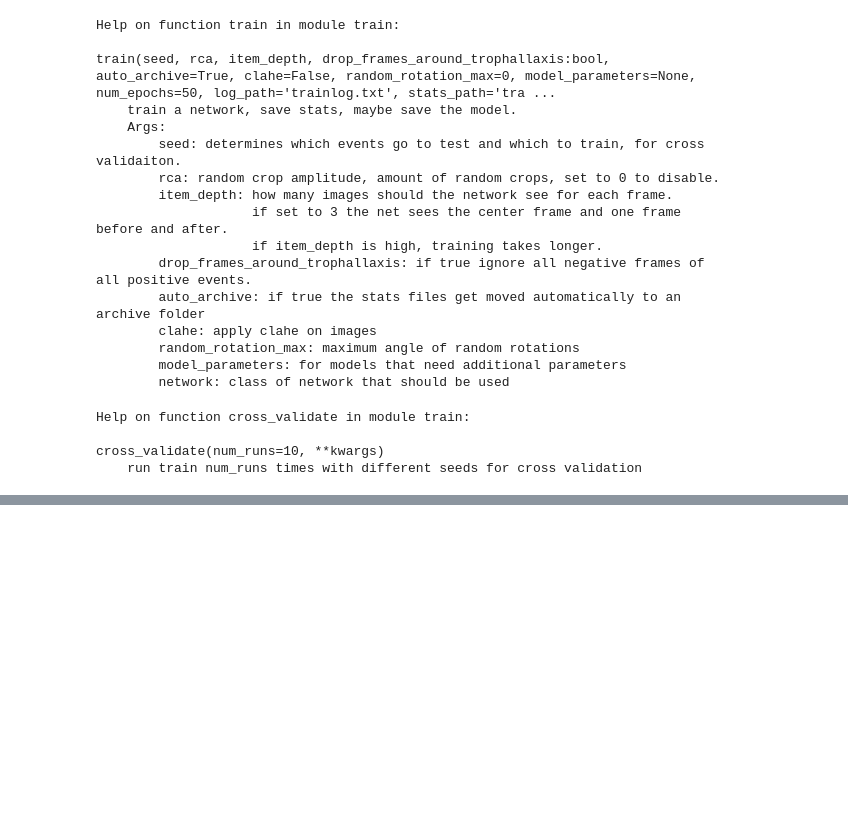
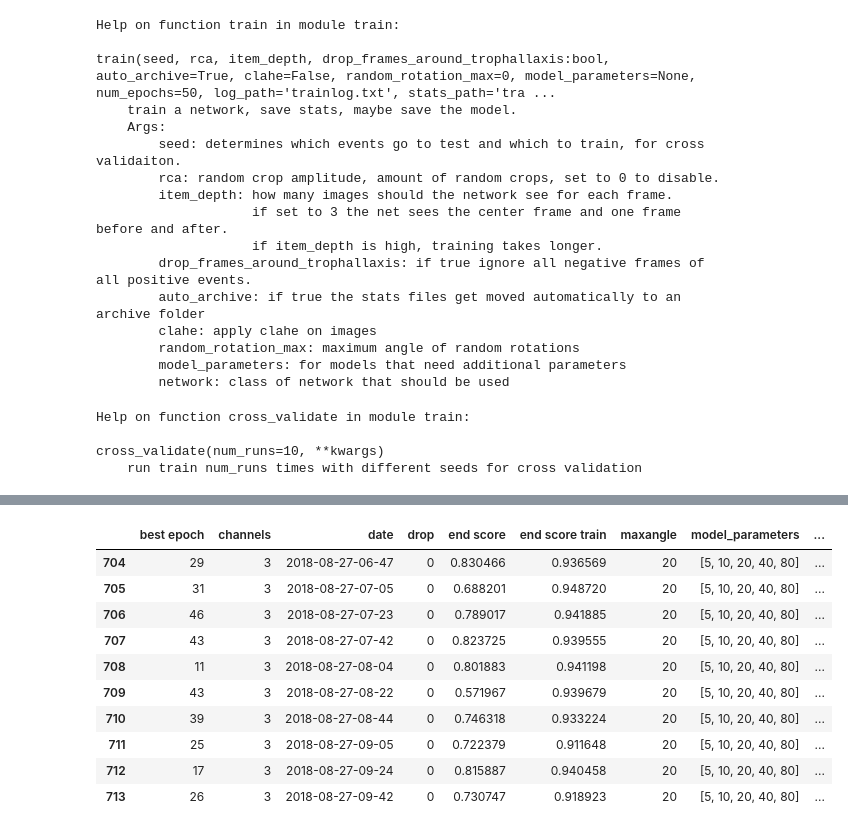
Before and after one commit to BioroboticsLab/bb_txdetect, a Jupyter notebook: how_to.ipynb, the cells around one changed output, grey strips where cells are left out. Saved outputs shown, nothing was run; the diff lists cells and outputs as text; code cells hidden in the pictures; blank space fills up the shorter version.

```diff
--- a/how_to.ipynb
+++ b/how_to.ipynb
@@ -96,0 +102,16 @@ cross_validate(num_runs=10, **kwargs)
+# %%
+import results
+df = results.get_dataframe()
+display(df[df["date"] > "2018-08-27"])
+# %% [output]
+|  | best epoch | channels | date | drop | end score | end score train | maxangle | model_parameters | ... |
+| 704 | 29 | 3 | 2018-08-27-06-47 | 0 | 0.830466 | 0.936569 | 20 | [5, 10, 20, 40, 80] | ... |
+| 705 | 31 | 3 | 2018-08-27-07-05 | 0 | 0.688201 | 0.948720 | 20 | [5, 10, 20, 40, 80] | ... |
+| 706 | 46 | 3 | 2018-08-27-07-23 | 0 | 0.789017 | 0.941885 | 20 | [5, 10, 20, 40, 80] | ... |
+| 707 | 43 | 3 | 2018-08-27-07-42 | 0 | 0.823725 | 0.939555 | 20 | [5, 10, 20, 40, 80] | ... |
+| 708 | 11 | 3 | 2018-08-27-08-04 | 0 | 0.801883 | 0.941198 | 20 | [5, 10, 20, 40, 80] | ... |
+| 709 | 43 | 3 | 2018-08-27-08-22 | 0 | 0.571967 | 0.939679 | 20 | [5, 10, 20, 40, 80] | ... |
+| 710 | 39 | 3 | 2018-08-27-08-44 | 0 | 0.746318 | 0.933224 | 20 | [5, 10, 20, 40, 80] | ... |
+| 711 | 25 | 3 | 2018-08-27-09-05 | 0 | 0.722379 | 0.911648 | 20 | [5, 10, 20, 40, 80] | ... |
+| 712 | 17 | 3 | 2018-08-27-09-24 | 0 | 0.815887 | 0.940458 | 20 | [5, 10, 20, 40, 80] | ... |
+| 713 | 26 | 3 | 2018-08-27-09-42 | 0 | 0.730747 | 0.918923 | 20 | [5, 10, 20, 40, 80] | ... |
```
Also changed, not shown: parts of 3 cells of this notebook, 1 other file.
